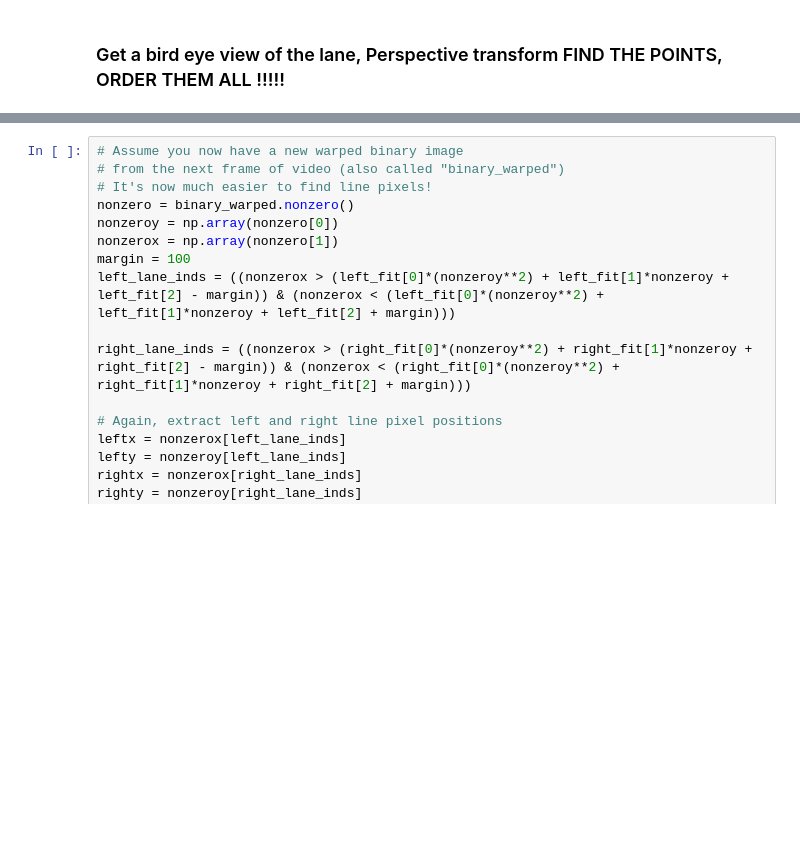
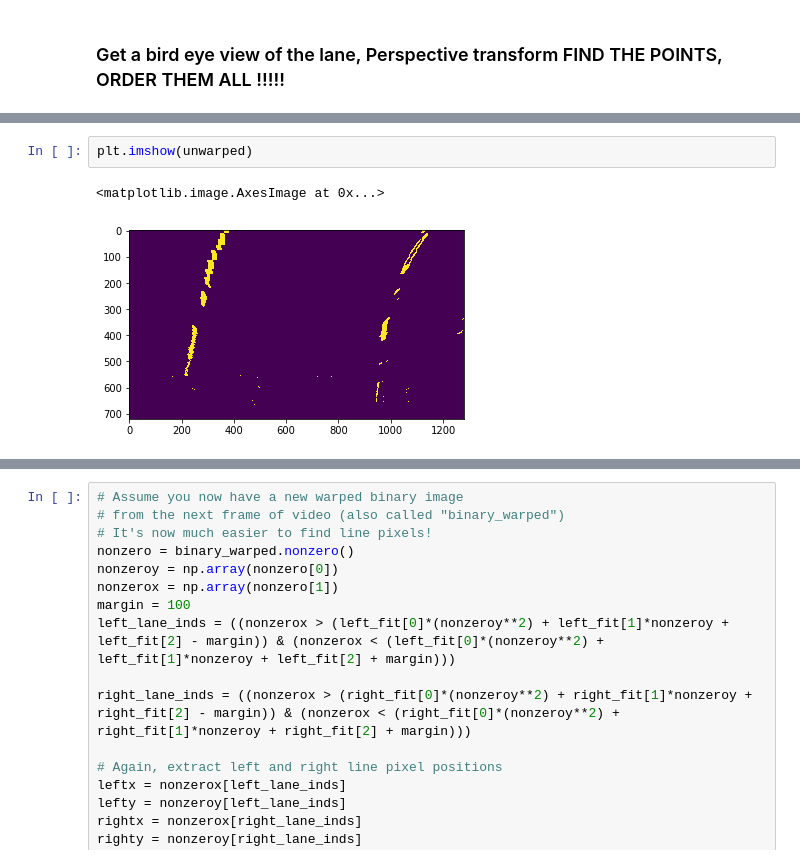
Before and after one commit to leclair-7/CarND-Advanced-Lane-Lines, a Jupyter notebook: Advanced-Lane-Finding.ipynb, the cells around one changed output, grey strips where cells are left out. Cells and saved outputs as stored; diff of their text form; blank space fills up the shorter version.

```diff
--- a/Advanced-Lane-Finding.ipynb
+++ b/Advanced-Lane-Finding.ipynb
@@ -432 +450,6 @@ plt.plot(histogram)
+# %%
+plt.imshow(unwarped)
+# %% [output]
+<matplotlib.image.AxesImage at 0x...>
+[figure, added]
 # %%
```
Also changed, not shown: parts of 22 cells of this notebook.
